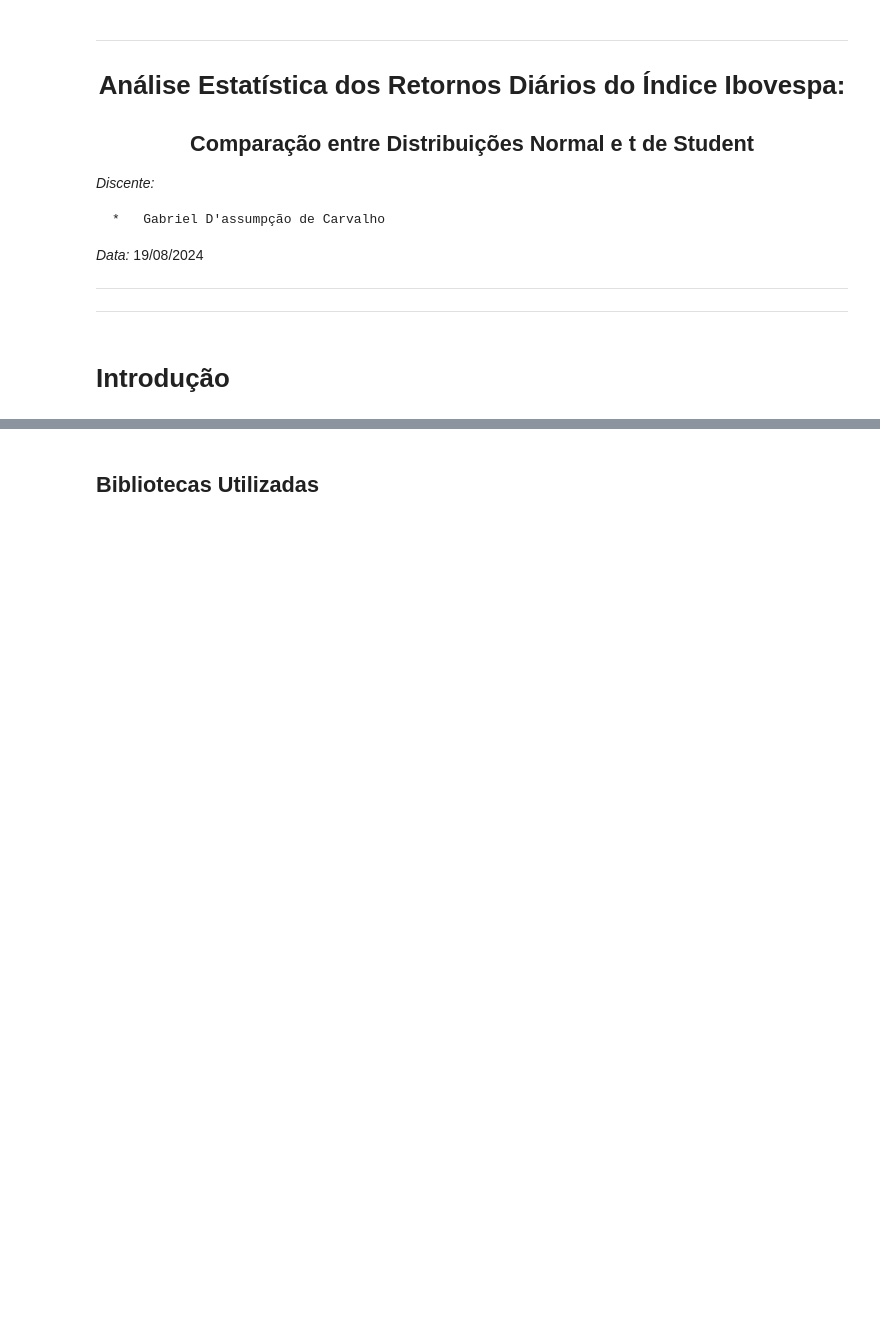
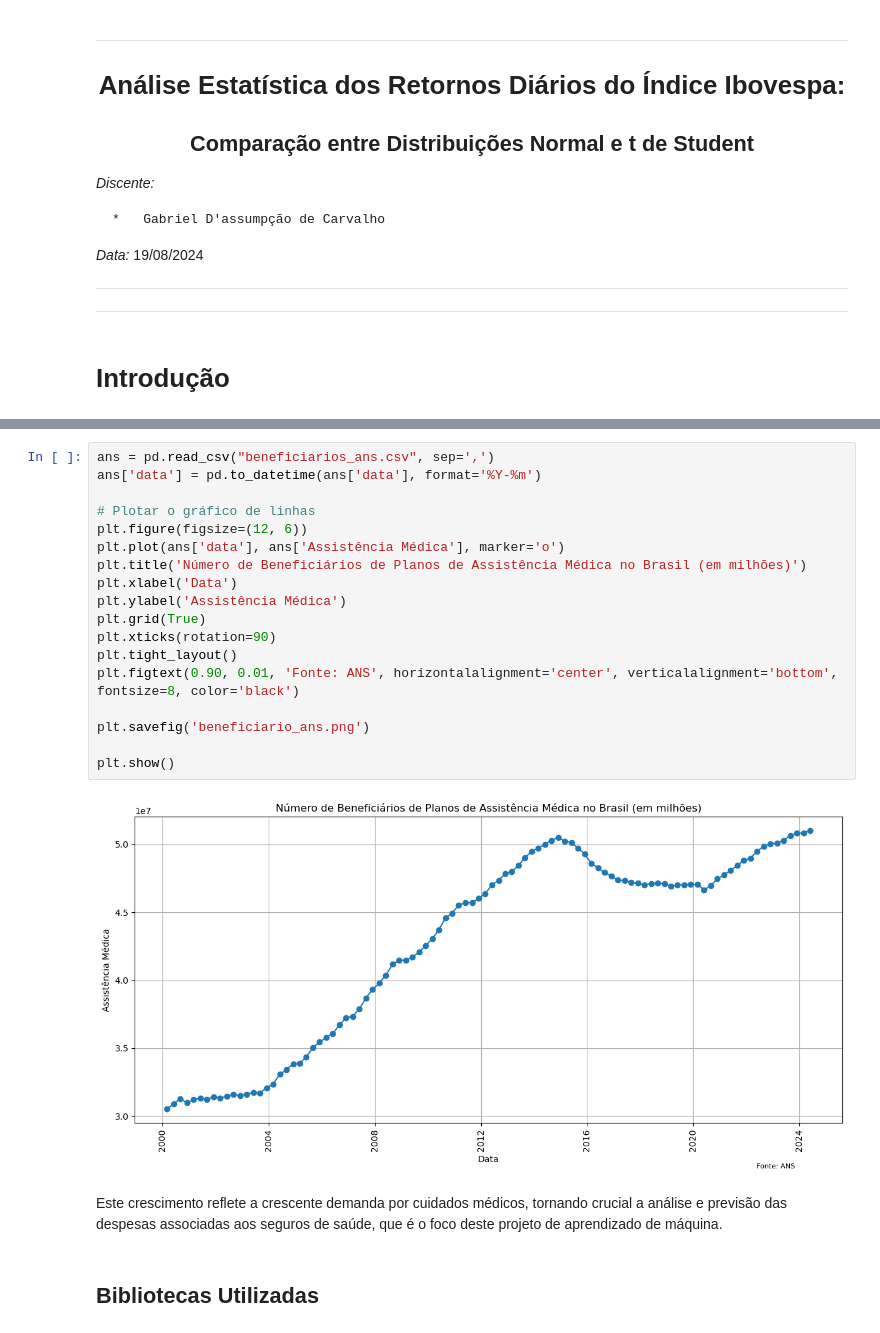
Before and after one commit to gabrieldadcarvalho/neural_network, a Jupyter notebook: projeto/01.ipynb, the cells around one changed output, grey strips where cells are left out. Drawn from its saved outputs; the diff is of its cells as text; blank space fills up the shorter version.

```diff
--- a/projeto/01.ipynb
+++ b/projeto/01.ipynb
@@ -37,3 +29,27 @@
+# %%
+ans = pd.read_csv("beneficiarios_ans.csv", sep=',')
+ans['data'] = pd.to_datetime(ans['data'], format='%Y-%m')
+
+# Plotar o gráfico de linhas
+plt.figure(figsize=(12, 6))
+plt.plot(ans['data'], ans['Assistência Médica'], marker='o')
+plt.title('Número de Beneficiários de Planos de Assistência Médica no Brasil (em milhões)')
+plt.xlabel('Data')
+plt.ylabel('Assistência Médica')
+plt.grid(True)
+plt.xticks(rotation=90)
+plt.tight_layout()
+plt.figtext(0.90, 0.01, 'Fonte: ANS', horizontalalignment='center', verticalalignment='bottom', fontsize=8, color='black')
+
+plt.savefig('beneficiario_ans.png')
+
+plt.show()
+# %% [output]
+[figure, added]
+# %% [markdown]
+
+
+Este crescimento reflete a crescente demanda por cuidados médicos, tornando crucial a análise e previsão das despesas associadas aos seguros de saúde, que é o foco deste projeto de aprendizado de máquina.
 # %% [markdown]
 ## Bibliotecas Utilizadas
 # %%
```
Also changed, not shown: parts of 3 cells of this notebook, 2 other files.
